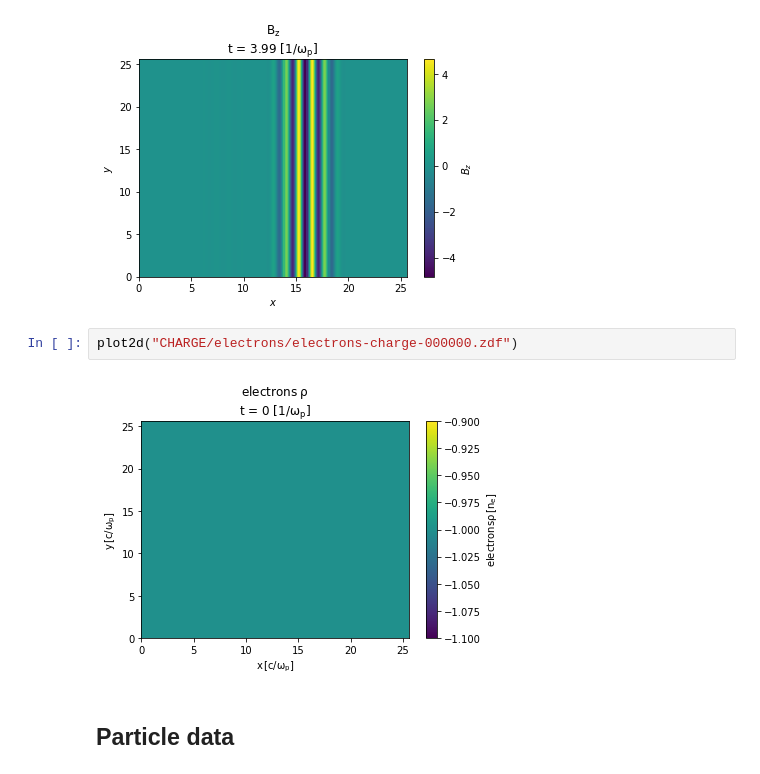
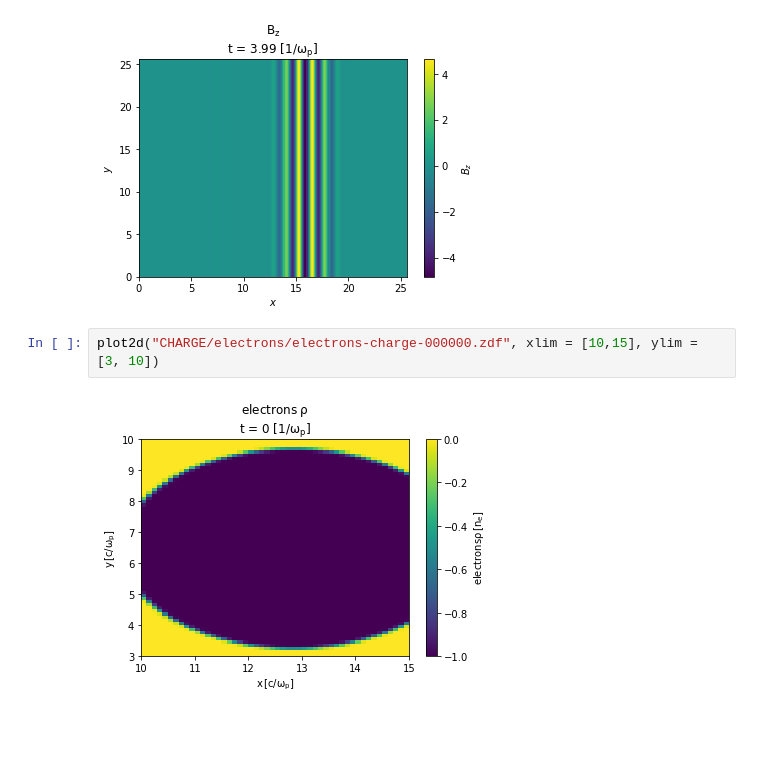
Before and after one commit to ricardo-fonseca/zpic-cuda, a Jupyter notebook: visXD.ipynb, the cells around one changed output. Cells and saved outputs as stored; diff of their text form; blank space fills up the shorter version.

```diff
--- a/visXD.ipynb
+++ b/visXD.ipynb
@@ -88,8 +220,6 @@ Plotting B field components for iteration 57.
 [figure]
 [figure]
 # %%
-plot2d("CHARGE/electrons/electrons-charge-000000.zdf")
+plot2d("CHARGE/electrons/electrons-charge-000000.zdf", xlim = [10,15], ylim = [3, 10])
 # %% [output]
-[figure, old version]
+[figure, new version]
-# %% [markdown]
-## Particle data
```
Also changed, not shown: parts of 5 cells of this notebook, 15 other files.
